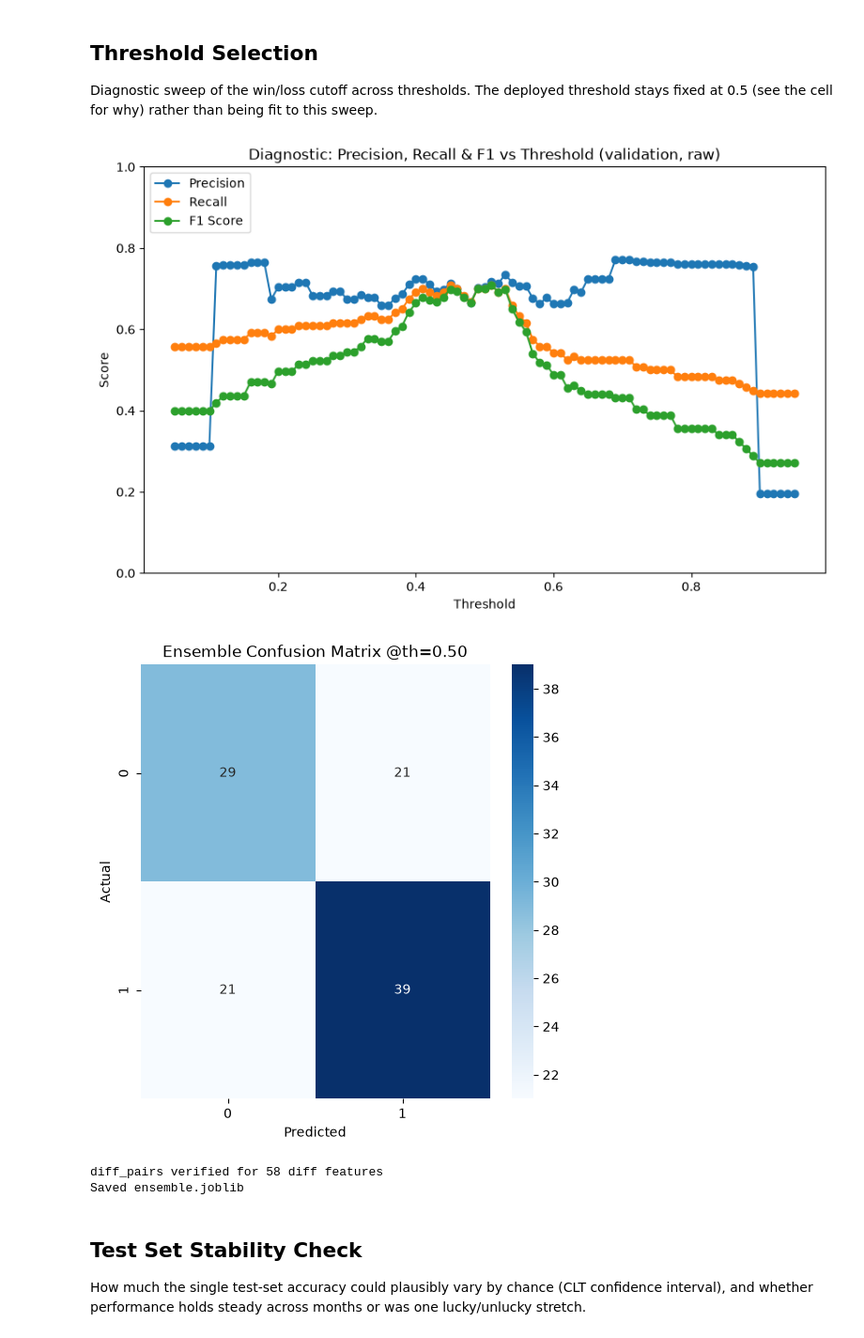
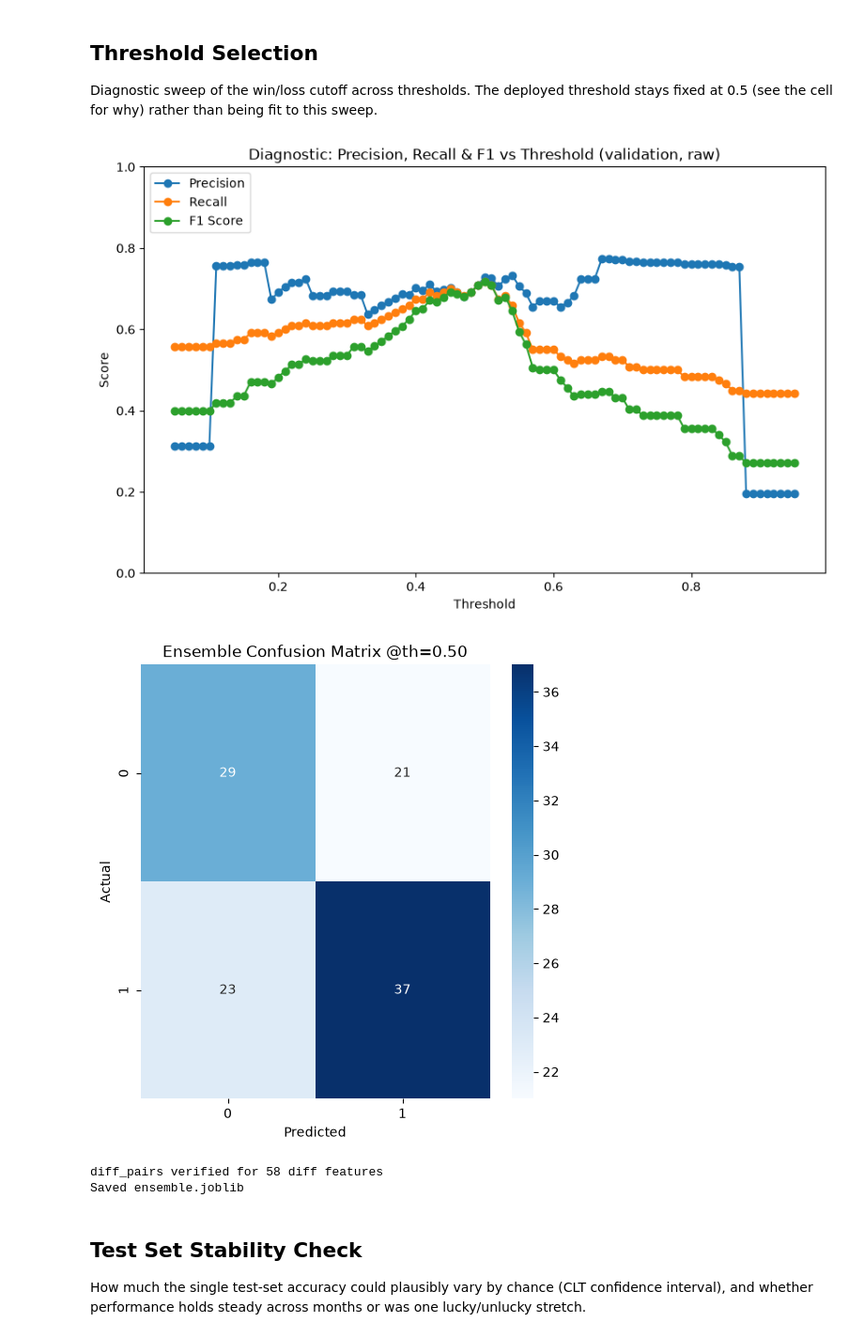
Before and after one commit to Michael-Alizzi/my_ufc_prediction, a Jupyter notebook: ufc_prediction_claude.ipynb, the cells around one changed output. Shown at 94% size. Cells and saved outputs as stored; diff of their text form; code cells hidden in the pictures.

```diff
--- a/ufc_prediction_claude.ipynb
+++ b/ufc_prediction_claude.ipynb
@@ -3616,21 +3593,6 @@ print(f"LGBM trained (tuned, CV AUC {lgbm_study.best_value:.3f})")
 extra_model = CatBoostOnFrame(**{**cat_study.best_params, **CAT_FIXED, **CAT_DEVICE})
 extra_model.fit(X_train, y_train)
 print(f"CatBoost trained (tuned, CV AUC {cat_study.best_value:.3f})")
-
-# Persisted member: CPU + low_memory. The pickle must unpickle on the
-# CPU-only cloud weekly job (CUDA tensors refuse to deserialize there),
-# and fit_preprocessors caches ~200MB of preprocessed ensembles that blew
-# GitHub's 100MB limit (first 8f push). low_memory pickles at ~39MB with
-# identical predictions; the transient OOF fits above keep the GPU.
-# ignore_pretraining_limits lifts TabPFN's >1000-sample CPU guard; it rides
-# inside the pickled estimator so the CPU-only cloud job inherits it too.
-# (Our 4.8k rows / 267 features are still inside the model's real 10k/500
-# pretraining limits -- this only silences the CPU-speed guard.)
-tab_model = TabPFNOnFrame(**{**TABPFN_PARAMS,
-                             "device": "cpu", "fit_mode": "low_memory",
-                             "ignore_pretraining_limits": True})
-tab_model.fit(X_train, y_train)
-print("TabPFN fitted on the full training window (no tuning)")
 
 # ——— Blend weights from pooled OOF (EXPERIMENTS.md entry 8d) ——— #
 # The 120-fight validation slice zeroed/promoted LGBM at random across runs
@@ -3681,17 +3643,15 @@ oof_y = xgb_oof[0]["y_true"]
 xgb_oof_proba = pd.concat([o["y_proba"] for o in xgb_oof], axis=1).mean(axis=1)
 extra_oof = _pooled_oof({**cat_study.best_params, **CAT_FIXED, **CAT_DEVICE},
                         model_class=CatBoostOnFrame)
-tab_oof = _pooled_oof(TABPFN_PARAMS, model_class=TabPFNOnFrame)
 
 _stack_oof = np.column_stack([_logit(xgb_oof_proba.values),
                               _logit(lgbm_oof["y_proba"].values),
-                              _logit(extra_oof["y_proba"].values),
-                              _logit(tab_oof["y_proba"].values)])
+                              _logit(extra_oof["y_proba"].values)])
 stacker = LogisticRegression(fit_intercept=False)
 stacker.fit(_stack_oof, oof_y.values)
 print(f"OOF-stacked coefficients (logit space): xgb={stacker.coef_[0][0]:.3f} "
       f"lgbm={stacker.coef_[0][1]:.3f} catboost={stacker.coef_[0][2]:.3f} "
-      f"tabpfn={stacker.coef_[0][3]:.3f} (fit on {len(oof_y)} pooled OOF fights)")
+      f"(fit on {len(oof_y)} pooled OOF fights)")
 
 # Stacked probabilities on the OOF inputs -- the calibration cell fits Platt
 # on these (in-sample FOR THE STACKER; recorded in the entry as a caveat --
@@ -3713,10 +3673,8 @@ def blend_proba(X):
     xgb_p = np.mean([m.predict_proba(X)[:, 1] for m in models], axis=0)
     lgb_p = lgbm.predict_proba(X)[:, 1]
     cat_p = extra_model.predict_proba(X)[:, 1]
-    tab_p = tab_model.predict_proba(X)[:, 1]
     return stacker.predict_proba(
-        np.column_stack([_logit(xgb_p), _logit(lgb_p),
-                         _logit(cat_p), _logit(tab_p)]))[:, 1]
+        np.column_stack([_logit(xgb_p), _logit(lgb_p), _logit(cat_p)]))[:, 1]
 
 
 y_proba_train = blend_proba(X_train)
@@ -3908,39 +3884,37 @@ import importlib
 import predict as _serving
 importlib.reload(_serving)
 # The reload creates NEW predict.py class objects; any member built from a
 # pre-reload class fails pickle's identity check at dump time (run-8a and
 # run-8e both crashed here). Rebind by class name so it covers whichever
 # wrapper the third-member slot holds.
-for _m in (extra_model, tab_model):
-    _m.__class__ = getattr(_serving, type(_m).__name__)
+extra_model.__class__ = getattr(_serving, type(extra_model).__name__)
 diff_pairs = _serving.build_diff_pairs(
     list(X_train.columns), full_ufc_engineered.columns
 )
 for _d, (_r, _b) in diff_pairs.items():
     _lhs = full_ufc_engineered[_d].astype(float).to_numpy()
     _rhs = (full_ufc_engineered[_r].astype(float)
             - full_ufc_engineered[_b].astype(float)).to_numpy()
     _bad = ~np.isclose(_lhs, _rhs, equal_nan=True)
     assert not _bad.any(), f"{_d} != {_r} - {_b} on {_bad.sum()} rows"
 print(f"diff_pairs verified for {len(diff_pairs)} diff features")
 
 joblib.dump(
     {"models": models, "lgbm": lgbm, "lgbm_weight": lgbm_weight,
      "stacker": stacker,
-     # column order must match the stacker's training order (cat, then tab)
-     "extra_models": [extra_model, tab_model],
+     "extra_model": extra_model,
      "best_th": best_th, "calibrator": calibrator,
      "feature_names": list(X_train.columns), "dtypes": X_train.dtypes,
      "diff_pairs": diff_pairs,
      # provenance + the pooled OOF for high-power paired comparisons
      "train_end": train_end, "data_max_date": latest_date,
      "oof": oof_export},
     "ensemble.joblib"
 )
 print("Saved ensemble.joblib")
 # %% [output]
-[figure, old version]
+[figure, new version]
-[figure, old version]
+[figure, new version]
 diff_pairs verified for 58 diff features
 Saved ensemble.joblib
 # %% [markdown]
```
Also changed, not shown: parts of 9 cells of this notebook, 2 other files.
